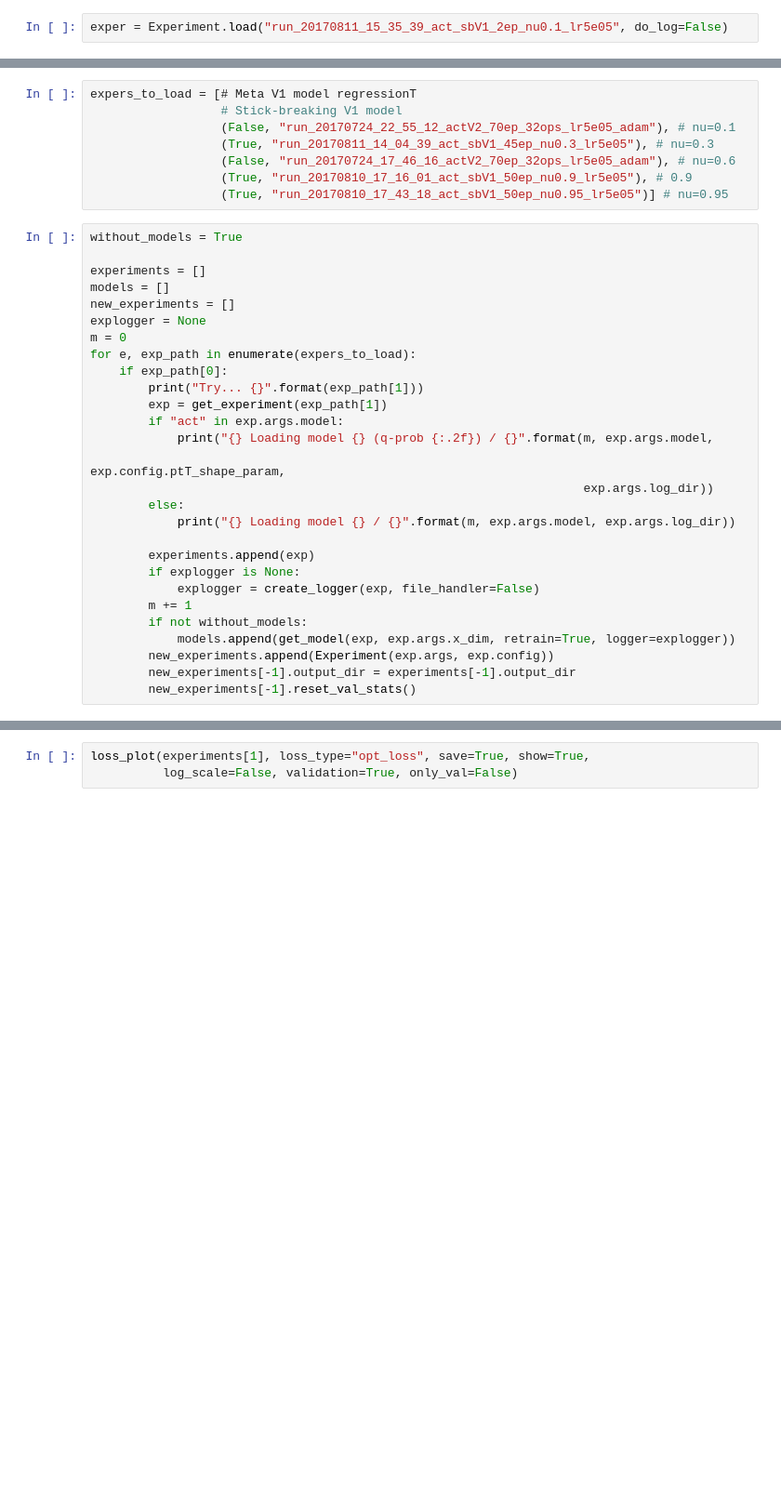
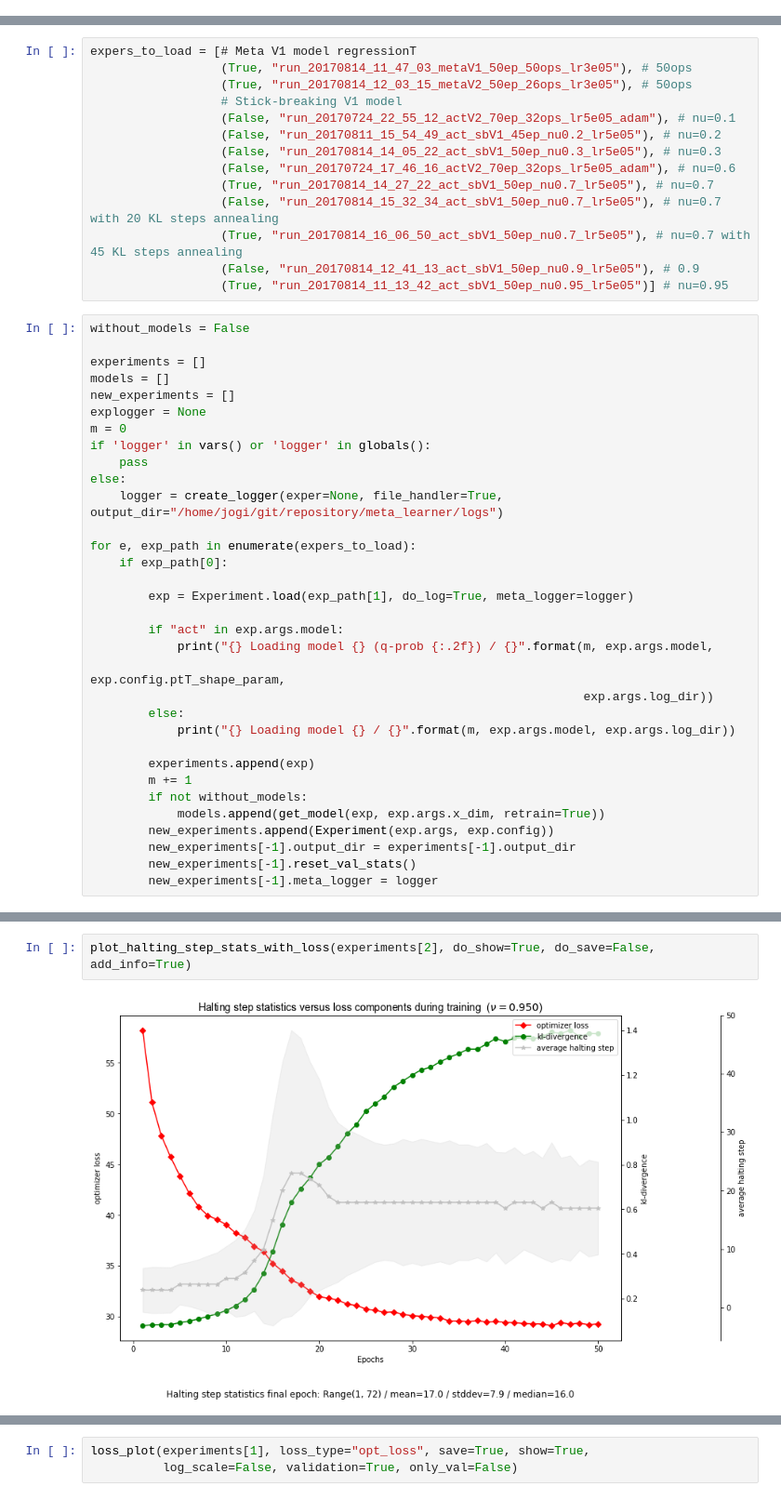
Before and after one commit to toologicbv/meta_learner, a Jupyter notebook: regressionT_results_actsb_1.ipynb, the cells around one changed output, grey strips where cells are left out. Shown at 93% size. Cells and saved outputs as stored; diff of their text form; blank space fills up the shorter version.

```diff
--- a/regressionT_results_actsb_1.ipynb
+++ b/regressionT_results_actsb_1.ipynb
@@ -49,5 +49,3 @@ from utils.regression import RegressionWithStudentT
 
 %load_ext autoreload
 %autoreload 2
-# %%
-exper = Experiment.load("run_20170811_15_35_39_act_sbV1_2ep_nu0.1_lr5e05", do_log=False)
@@ -56,23 +52,35 @@ exper.save(file_name="something_new.dll")
 # %%
 expers_to_load = [# Meta V1 model regressionT
+                  (True, "run_20170814_11_47_03_metaV1_50ep_50ops_lr3e05"), # 50ops
+                  (True, "run_20170814_12_03_15_metaV2_50ep_26ops_lr3e05"), # 50ops
                   # Stick-breaking V1 model
                   (False, "run_20170724_22_55_12_actV2_70ep_32ops_lr5e05_adam"), # nu=0.1
-                  (True, "run_20170811_14_04_39_act_sbV1_45ep_nu0.3_lr5e05"), # nu=0.3
+                  (False, "run_20170811_15_54_49_act_sbV1_45ep_nu0.2_lr5e05"), # nu=0.2
+                  (False, "run_20170814_14_05_22_act_sbV1_50ep_nu0.3_lr5e05"), # nu=0.3
                   (False, "run_20170724_17_46_16_actV2_70ep_32ops_lr5e05_adam"), # nu=0.6
-                  (True, "run_20170810_17_16_01_act_sbV1_50ep_nu0.9_lr5e05"), # 0.9
-                  (True, "run_20170810_17_43_18_act_sbV1_50ep_nu0.95_lr5e05")] # nu=0.95
+                  (True, "run_20170814_14_27_22_act_sbV1_50ep_nu0.7_lr5e05"), # nu=0.7
+                  (False, "run_20170814_15_32_34_act_sbV1_50ep_nu0.7_lr5e05"), # nu=0.7 with 20 KL steps annealing
+                  (True, "run_20170814_16_06_50_act_sbV1_50ep_nu0.7_lr5e05"), # nu=0.7 with 45 KL steps annealing
+                  (False, "run_20170814_12_41_13_act_sbV1_50ep_nu0.9_lr5e05"), # 0.9
+                  (True, "run_20170814_11_13_42_act_sbV1_50ep_nu0.95_lr5e05")] # nu=0.95
 # %%
-without_models = True
+without_models = False
 
 experiments = []
 models = []
 new_experiments = []
 explogger = None
 m = 0
+if 'logger' in vars() or 'logger' in globals():
+    pass
+else:
+    logger = create_logger(exper=None, file_handler=True, output_dir="/home/jogi/git/repository/meta_learner/logs")
+
 for e, exp_path in enumerate(expers_to_load):
     if exp_path[0]:
-        print("Try... {}".format(exp_path[1]))
-        exp = get_experiment(exp_path[1])
+
+        exp = Experiment.load(exp_path[1], do_log=True, meta_logger=logger)
+
         if "act" in exp.args.model:
             print("{} Loading model {} (q-prob {:.2f}) / {}".format(m, exp.args.model,
                                                                     exp.config.ptT_shape_param,
@@ -81,11 +89,10 @@ for e, exp_path in enumerate(expers_to_load):
             print("{} Loading model {} / {}".format(m, exp.args.model, exp.args.log_dir))
 
         experiments.append(exp)
-        if explogger is None:
-            explogger = create_logger(exp, file_handler=False)
         m += 1
         if not without_models:
-            models.append(get_model(exp, exp.args.x_dim, retrain=True, logger=explogger))
+            models.append(get_model(exp, exp.args.x_dim, retrain=True))
         new_experiments.append(Experiment(exp.args, exp.config))
         new_experiments[-1].output_dir = experiments[-1].output_dir
         new_experiments[-1].reset_val_stats()
+        new_experiments[-1].meta_logger = logger
@@ -105 +144,5 @@ print("Ready")
+# %%
+plot_halting_step_stats_with_loss(experiments[2], do_show=True, do_save=False, add_info=True)
+# %% [output]
+[figure, added]
 # %%
```
Also changed, not shown: parts of 19 cells of this notebook, 12 other files.
